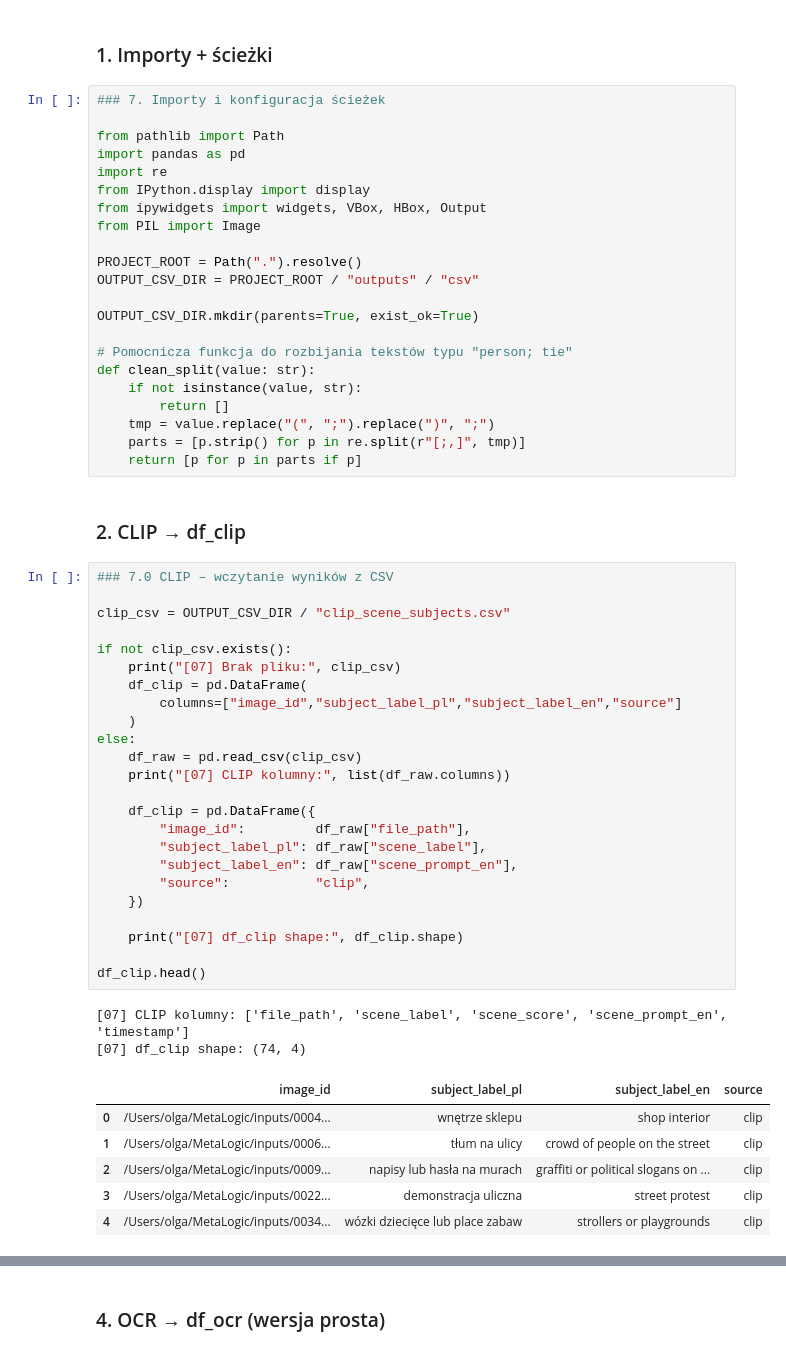
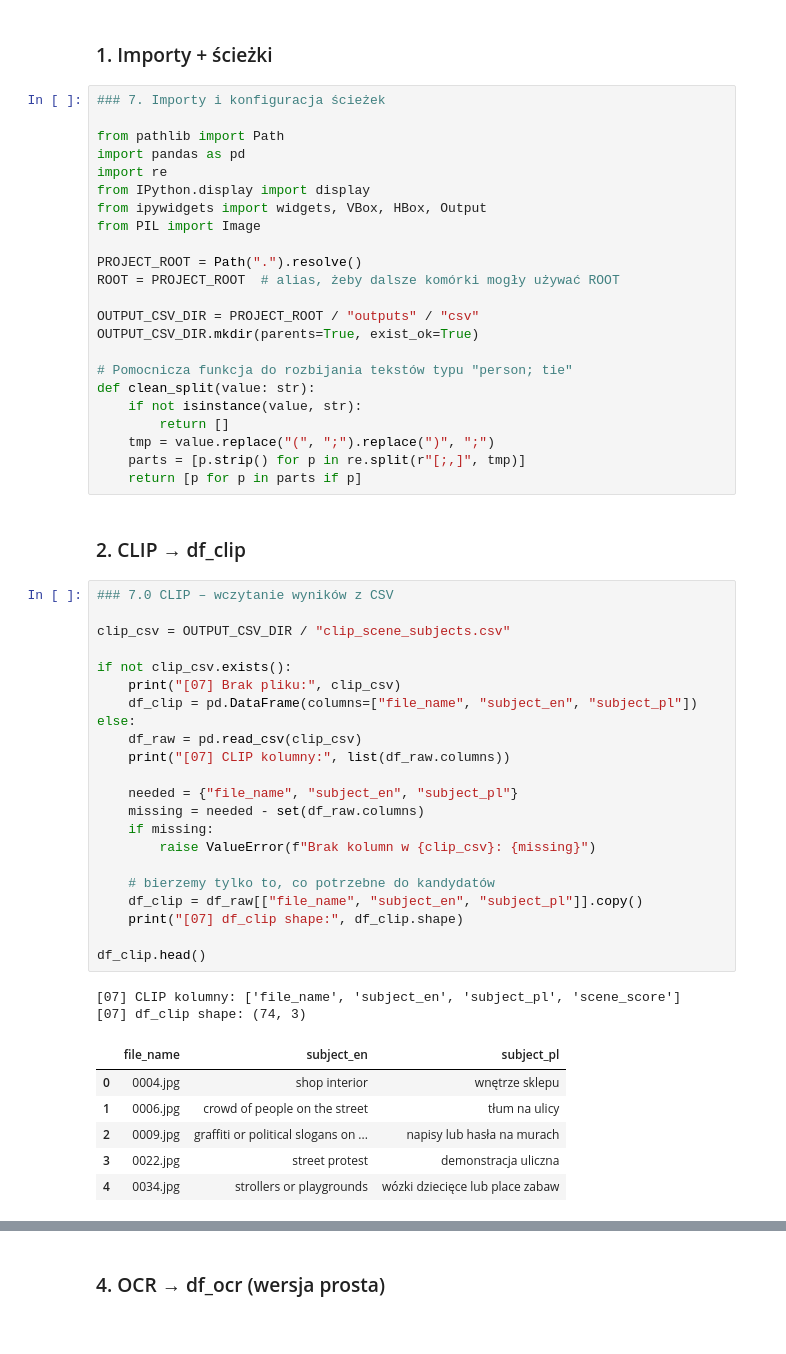
Before and after one commit to OlgaSzum/MetaLogic, a Jupyter notebook: notebooks/07_human_review_and_dc_export.ipynb, the cells around one changed output, grey strips where cells are left out. Drawn from its saved outputs; the diff is of its cells as text.

```diff
--- a/notebooks/07_human_review_and_dc_export.ipynb
+++ b/notebooks/07_human_review_and_dc_export.ipynb
@@ -11,8 +11,9 @@ from ipywidgets import widgets, VBox, HBox, Output
 from PIL import Image
 
 PROJECT_ROOT = Path(".").resolve()
+ROOT = PROJECT_ROOT  # alias, żeby dalsze komórki mogły używać ROOT
+
 OUTPUT_CSV_DIR = PROJECT_ROOT / "outputs" / "csv"
-
 OUTPUT_CSV_DIR.mkdir(parents=True, exist_ok=True)
 
 # Pomocnicza funkcja do rozbijania tekstów typu "person; tie"
@@ -27,33 +28,31 @@ def clean_split(value: str):
 # %%
 ### 7.0 CLIP – wczytanie wyników z CSV
 
 clip_csv = OUTPUT_CSV_DIR / "clip_scene_subjects.csv"
 
 if not clip_csv.exists():
     print("[07] Brak pliku:", clip_csv)
-    df_clip = pd.DataFrame(
-        columns=["image_id","subject_label_pl","subject_label_en","source"]
-    )
+    df_clip = pd.DataFrame(columns=["file_name", "subject_en", "subject_pl"])
 else:
     df_raw = pd.read_csv(clip_csv)
     print("[07] CLIP kolumny:", list(df_raw.columns))
 
-    df_clip = pd.DataFrame({
-        "image_id":         df_raw["file_path"],
-        "subject_label_pl": df_raw["scene_label"],
-        "subject_label_en": df_raw["scene_prompt_en"],
-        "source":           "clip",
-    })
+    needed = {"file_name", "subject_en", "subject_pl"}
+    missing = needed - set(df_raw.columns)
+    if missing:
+        raise ValueError(f"Brak kolumn w {clip_csv}: {missing}")
 
+    # bierzemy tylko to, co potrzebne do kandydatów
+    df_clip = df_raw[["file_name", "subject_en", "subject_pl"]].copy()
     print("[07] df_clip shape:", df_clip.shape)
 
 df_clip.head()
 # %% [output]
-[07] CLIP kolumny: ['file_path', 'scene_label', 'scene_score', 'scene_prompt_en', 'timestamp']
-[07] df_clip shape: (74, 4)
+[07] CLIP kolumny: ['file_name', 'subject_en', 'subject_pl', 'scene_score']
+[07] df_clip shape: (74, 3)
-|  | image_id | subject_label_pl | subject_label_en | source |
-| 0 | /Users/olga/MetaLogic/inputs/0004... | wnętrze sklepu | shop interior | clip |
-| 1 | /Users/olga/MetaLogic/inputs/0006... | tłum na ulicy | crowd of people on the street | clip |
-| 2 | /Users/olga/MetaLogic/inputs/0009... | napisy lub hasła na murach | graffiti or political slogans on ... | clip |
-| 3 | /Users/olga/MetaLogic/inputs/0022... | demonstracja uliczna | street protest | clip |
-| 4 | /Users/olga/MetaLogic/inputs/0034... | wózki dziecięce lub place zabaw | strollers or playgrounds | clip |
+|  | file_name | subject_en | subject_pl |
+| 0 | 0004.jpg | shop interior | wnętrze sklepu |
+| 1 | 0006.jpg | crowd of people on the street | tłum na ulicy |
+| 2 | 0009.jpg | graffiti or political slogans on ... | napisy lub hasła na murach |
+| 3 | 0022.jpg | street protest | demonstracja uliczna |
+| 4 | 0034.jpg | strollers or playgrounds | wózki dziecięce lub place zabaw |
```
Also changed, not shown: parts of 25 cells of this notebook, 9 other files.
